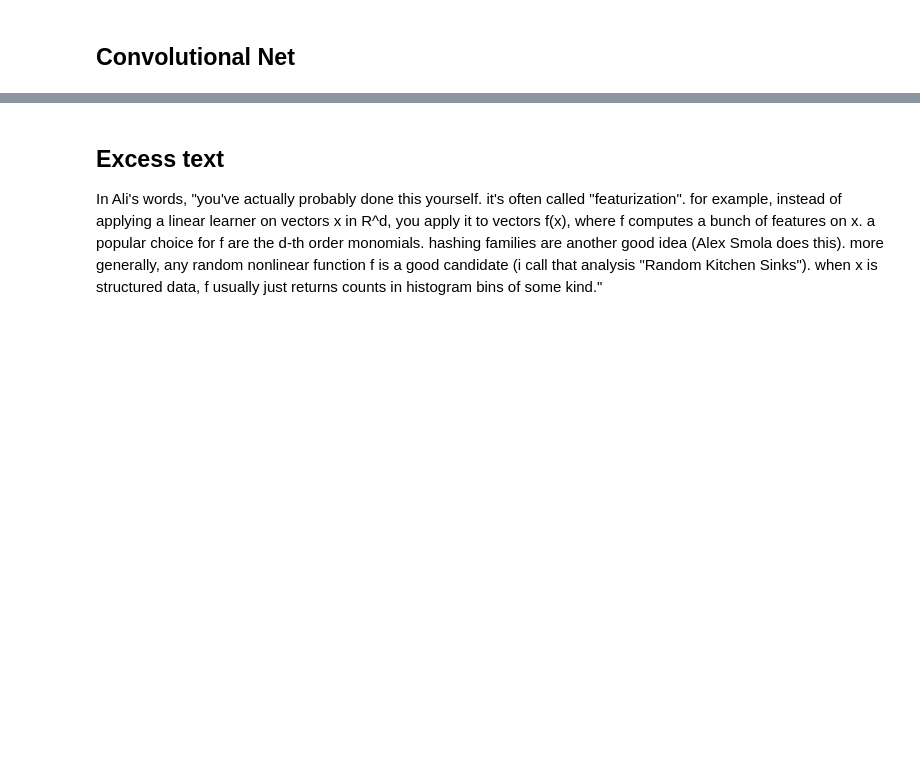
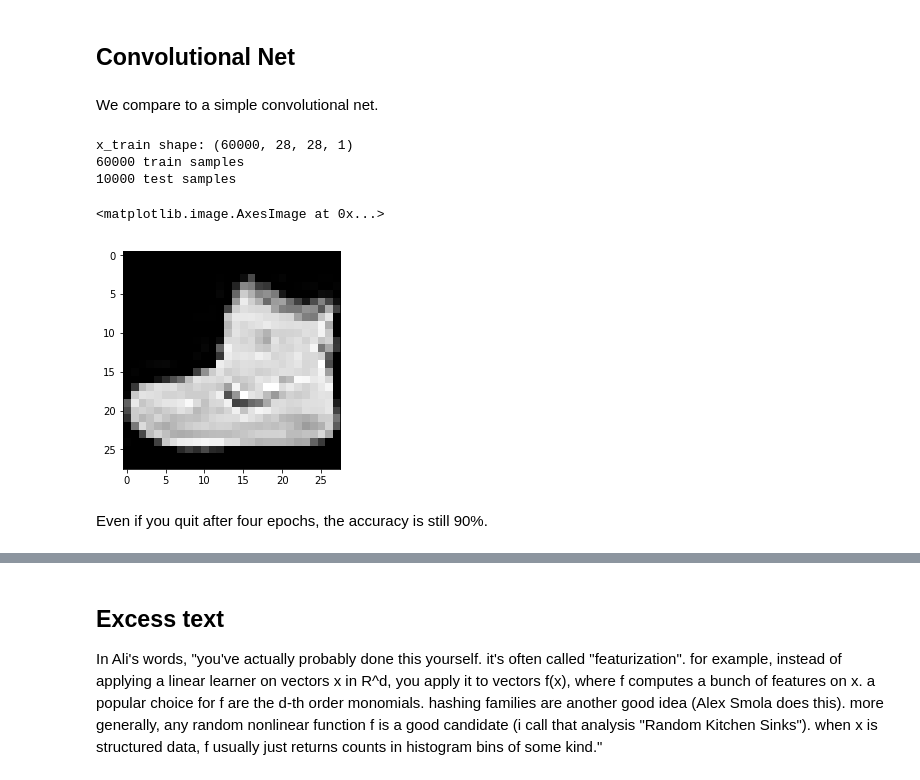
Before and after one commit to batson/random-kitchen-sinks, a Jupyter notebook: Random_Kitchen_Sinks.ipynb, the cells around one changed output, grey strips where cells are left out. Cells and saved outputs as stored; diff of their text form; code cells hidden in the pictures; blank space fills up the shorter version.

```diff
--- a/Random_Kitchen_Sinks.ipynb
+++ b/Random_Kitchen_Sinks.ipynb
@@ -273,3 +273,43 @@ with open('kitchen_sink_cifar_10.p','wb') as f:
     pickle.dump(ks, f)
 # %% [markdown]
 ## Convolutional Net
+# %% [markdown]
+We compare to a simple convolutional net.
+# %%
+from keras.datasets import fashion_mnist
+import keras
+(x_train, y_train), (x_test, y_test) = fashion_mnist.load_data()
+# %%
+img_rows = 28
+img_cols = 28
+num_classes = 10
+batch_size = 16
+
+from keras import backend as K
+
+if K.image_data_format() == 'channels_first':
+    x_train = x_train.reshape(x_train.shape[0], 1, img_rows, img_cols)
+    x_test = x_test.reshape(x_test.shape[0], 1, img_rows, img_cols)
+    input_shape = (1, img_rows, img_cols)
+else:
+    x_train = x_train.reshape(x_train.shape[0], img_rows, img_cols, 1)
+    x_test = x_test.reshape(x_test.shape[0], img_rows, img_cols, 1)
+    input_shape = (img_rows, img_cols, 1)
+# %%
+# Normalization of images to 0-1
+x_train = x_train.astype('float32')
+x_test = x_test.astype('float32')
+x_train /= 255
+x_test /= 255
+print('x_train shape:', x_train.shape)
+print(x_train.shape[0], 'train samples')
+print(x_test.shape[0], 'test samples')
+# %% [output]
+x_train shape: (60000, 28, 28, 1)
+60000 train samples
+10000 test samples
+# %%
+plt.imshow(x_train[0,:,:,0], cmap = plt.cm.gray)
+# %% [output]
+<matplotlib.image.AxesImage at 0x...>
+[figure, added]
@@ -275,0 +338,2 @@ with open('kitchen_sink_cifar_10.p','wb') as f:
+# %% [markdown]
+Even if you quit after four epochs, the accuracy is still 90%.
```
Also changed, not shown: parts of 32 cells of this notebook.
